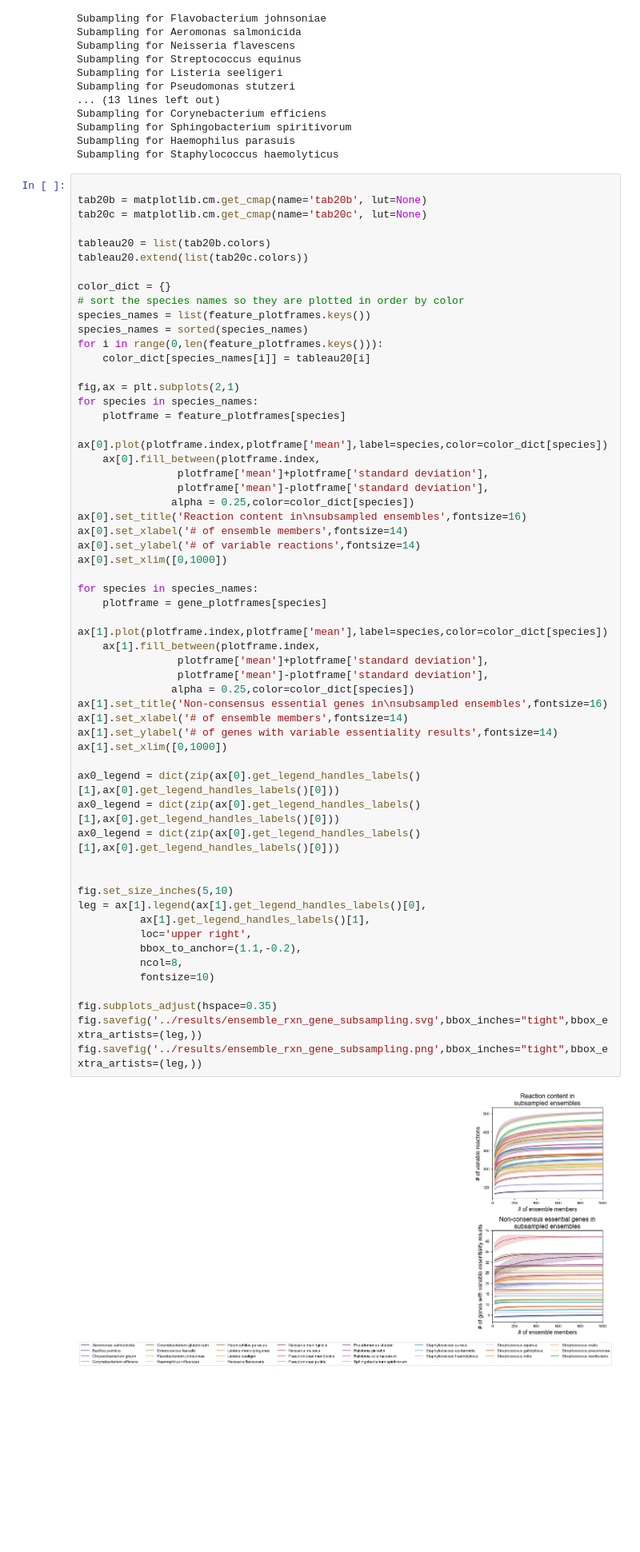
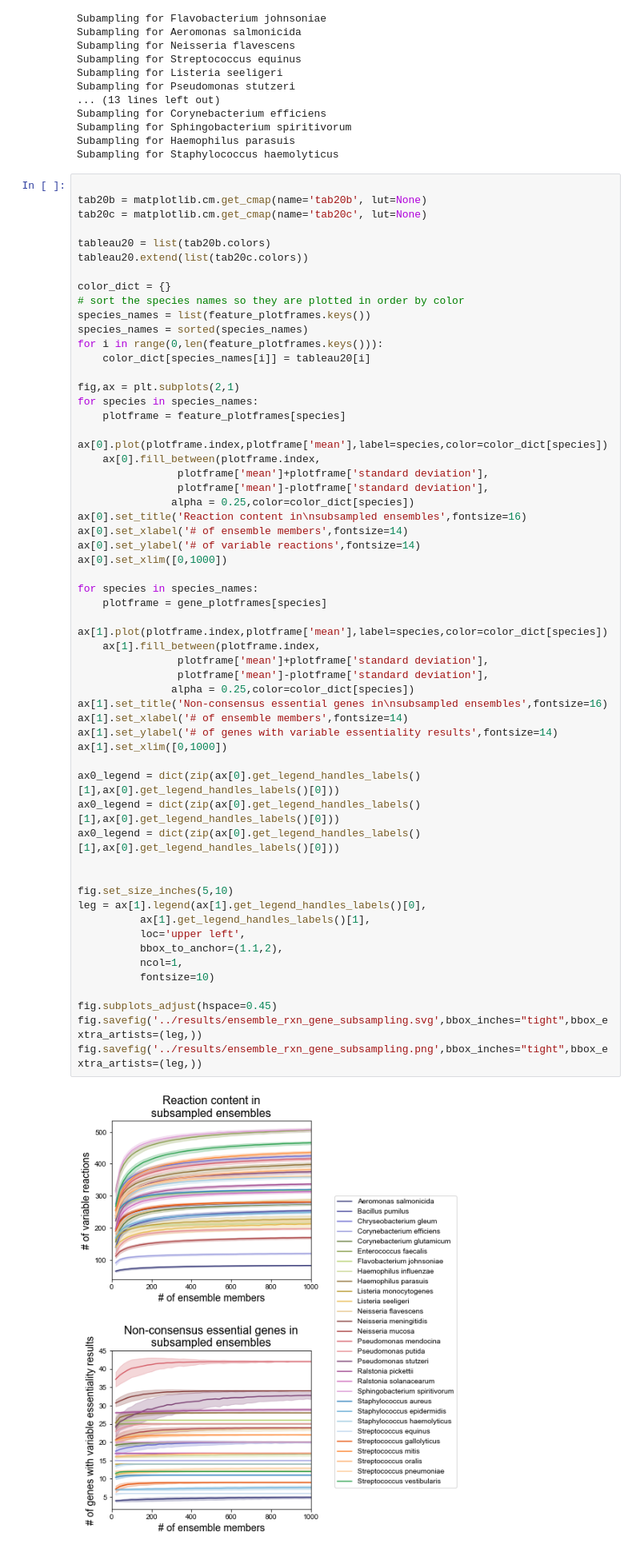
Before and after one commit to gregmedlock/ssl_ensembles, a Jupyter notebook: bin/subsample_ensembles.ipynb, the cells around one changed output. Shown at 80% size. Saved outputs shown, nothing was run; the diff lists cells and outputs as text; blank space fills up the shorter version.

Commit message:
update placement of legend on fig2

```diff
--- a/bin/subsample_ensembles.ipynb
+++ b/bin/subsample_ensembles.ipynb
@@ -230,38 +230,38 @@ for species in species_names:
 ax[0].set_title('Reaction content in\nsubsampled ensembles',fontsize=16)
 ax[0].set_xlabel('# of ensemble members',fontsize=14)
 ax[0].set_ylabel('# of variable reactions',fontsize=14)
 ax[0].set_xlim([0,1000])
 
 for species in species_names:
     plotframe = gene_plotframes[species]
     ax[1].plot(plotframe.index,plotframe['mean'],label=species,color=color_dict[species])
     ax[1].fill_between(plotframe.index,
                 plotframe['mean']+plotframe['standard deviation'],
                 plotframe['mean']-plotframe['standard deviation'],
                alpha = 0.25,color=color_dict[species])
 ax[1].set_title('Non-consensus essential genes in\nsubsampled ensembles',fontsize=16)
 ax[1].set_xlabel('# of ensemble members',fontsize=14)
 ax[1].set_ylabel('# of genes with variable essentiality results',fontsize=14)
 ax[1].set_xlim([0,1000])
 
 ax0_legend = dict(zip(ax[0].get_legend_handles_labels()[1],ax[0].get_legend_handles_labels()[0]))
 ax0_legend = dict(zip(ax[0].get_legend_handles_labels()[1],ax[0].get_legend_handles_labels()[0]))
 ax0_legend = dict(zip(ax[0].get_legend_handles_labels()[1],ax[0].get_legend_handles_labels()[0]))
 
 
 fig.set_size_inches(5,10)
 leg = ax[1].legend(ax[1].get_legend_handles_labels()[0],
           ax[1].get_legend_handles_labels()[1],
-          loc='upper right',
-          bbox_to_anchor=(1.1,-0.2),
-          ncol=8,
+          loc='upper left',
+          bbox_to_anchor=(1.1,2),
+          ncol=1,
           fontsize=10)
 
-fig.subplots_adjust(hspace=0.35)
+fig.subplots_adjust(hspace=0.45)
 fig.savefig('../results/ensemble_rxn_gene_subsampling.svg',bbox_inches="tight",bbox_extra_artists=(leg,))
 fig.savefig('../results/ensemble_rxn_gene_subsampling.png',bbox_inches="tight",bbox_extra_artists=(leg,))
 # %% [output]
-[figure, old version]
+[figure, new version]
 # %%
 fig,ax = plt.subplots(1,2)
 for species in species_names:
```
Also changed, not shown: 2 other files.
